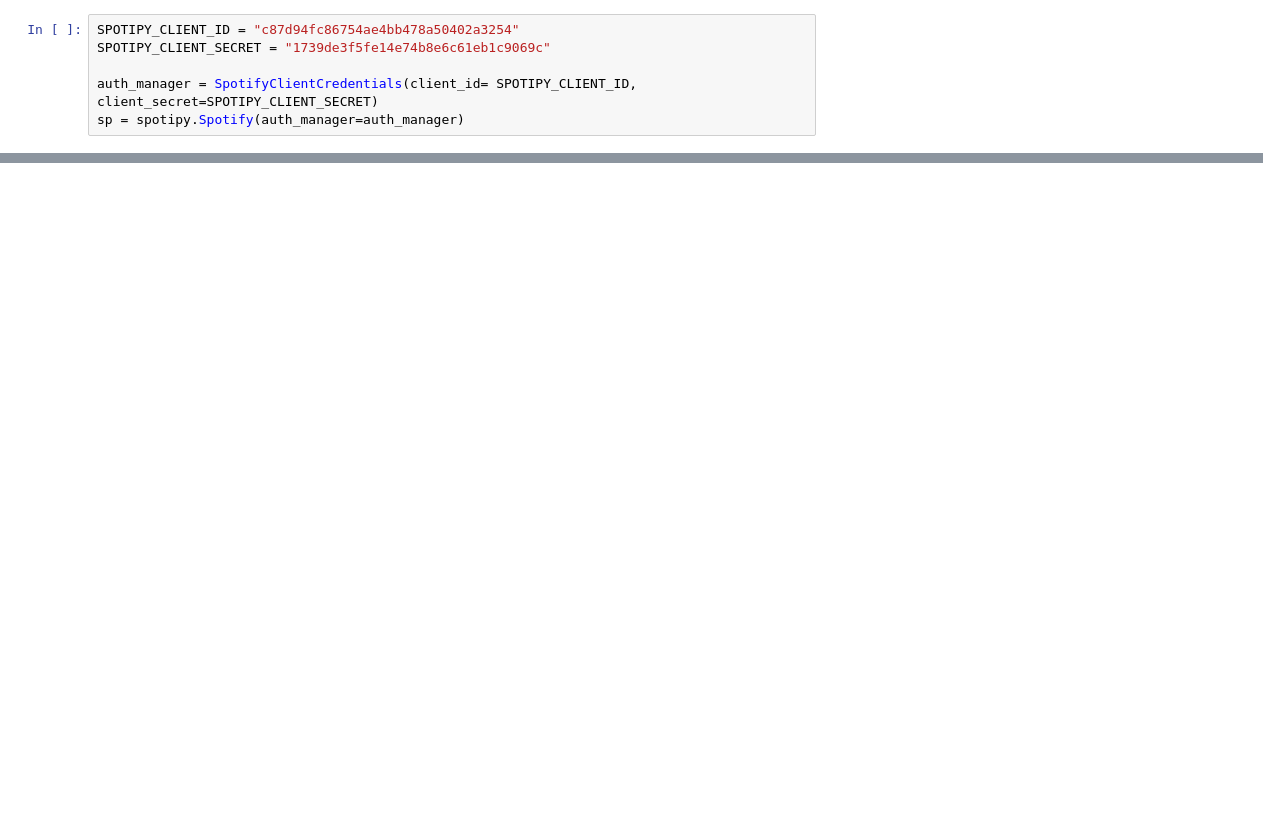
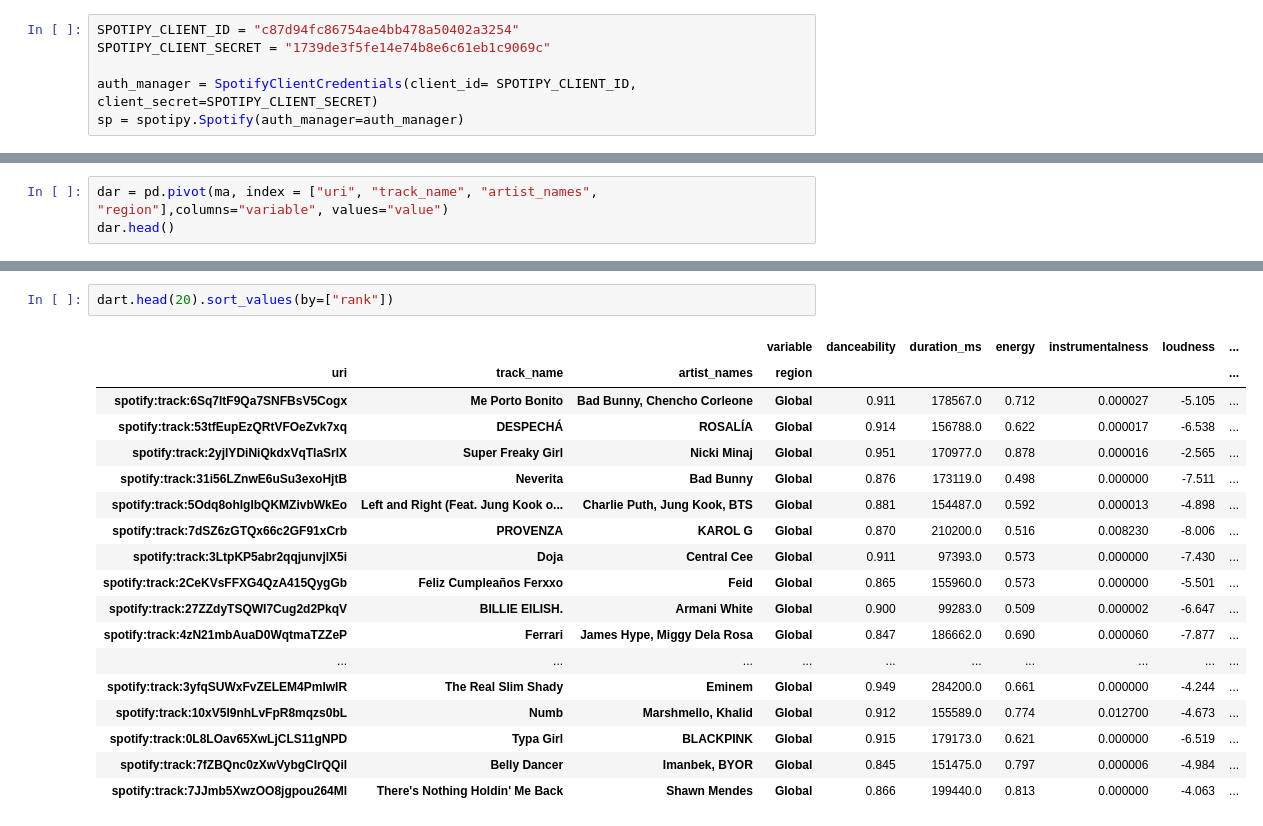
Before and after one commit to aeroniemi/sdpa-coursework, a Jupyter notebook: dataAnalytics/index.ipynb, the cells around one changed output, grey strips where cells are left out. Cells and saved outputs as stored; diff of their text form; blank space fills up the shorter version.

```diff
--- a/dataAnalytics/index.ipynb
+++ b/dataAnalytics/index.ipynb
@@ -162,0 +373,3 @@ with open('data/output/unique_with_details.json', 'w', encoding='utf-8') as file
+# %%
+dar = pd.pivot(ma, index = ["uri", "track_name", "artist_names", "region"],columns="variable", values="value")
+dar.head()
@@ -162,0 +432,21 @@ with open('data/output/unique_with_details.json', 'w', encoding='utf-8') as file
+# %%
+dart.head(20).sort_values(by=["rank"])
+# %% [output]
+|  |  |  | variable | danceability | duration_ms | energy | instrumentalness | loudness | ... |
+| uri | track_name | artist_names | region |  |  |  |  |  | ... |
+| spotify:track:6Sq7ltF9Qa7SNFBsV5Cogx | Me Porto Bonito | Bad Bunny, Chencho Corleone | Global | 0.911 | 178567.0 | 0.712 | 0.000027 | -5.105 | ... |
+| spotify:track:53tfEupEzQRtVFOeZvk7xq | DESPECHÁ | ROSALÍA | Global | 0.914 | 156788.0 | 0.622 | 0.000017 | -6.538 | ... |
+| spotify:track:2yjlYDiNiQkdxVqTlaSrlX | Super Freaky Girl | Nicki Minaj | Global | 0.951 | 170977.0 | 0.878 | 0.000016 | -2.565 | ... |
+| spotify:track:31i56LZnwE6uSu3exoHjtB | Neverita | Bad Bunny | Global | 0.876 | 173119.0 | 0.498 | 0.000000 | -7.511 | ... |
+| spotify:track:5Odq8ohlgIbQKMZivbWkEo | Left and Right (Feat. Jung Kook o... | Charlie Puth, Jung Kook, BTS | Global | 0.881 | 154487.0 | 0.592 | 0.000013 | -4.898 | ... |
+| spotify:track:7dSZ6zGTQx66c2GF91xCrb | PROVENZA | KAROL G | Global | 0.870 | 210200.0 | 0.516 | 0.008230 | -8.006 | ... |
+| spotify:track:3LtpKP5abr2qqjunvjlX5i | Doja | Central Cee | Global | 0.911 | 97393.0 | 0.573 | 0.000000 | -7.430 | ... |
+| spotify:track:2CeKVsFFXG4QzA415QygGb | Feliz Cumpleaños Ferxxo | Feid | Global | 0.865 | 155960.0 | 0.573 | 0.000000 | -5.501 | ... |
+| spotify:track:27ZZdyTSQWI7Cug2d2PkqV | BILLIE EILISH. | Armani White | Global | 0.900 | 99283.0 | 0.509 | 0.000002 | -6.647 | ... |
+| spotify:track:4zN21mbAuaD0WqtmaTZZeP | Ferrari | James Hype, Miggy Dela Rosa | Global | 0.847 | 186662.0 | 0.690 | 0.000060 | -7.877 | ... |
+| ... | ... | ... | ... | ... | ... | ... | ... | ... | ... |
+| spotify:track:3yfqSUWxFvZELEM4PmlwIR | The Real Slim Shady | Eminem | Global | 0.949 | 284200.0 | 0.661 | 0.000000 | -4.244 | ... |
+| spotify:track:10xV5l9nhLvFpR8mqzs0bL | Numb | Marshmello, Khalid | Global | 0.912 | 155589.0 | 0.774 | 0.012700 | -4.673 | ... |
+| spotify:track:0L8LOav65XwLjCLS11gNPD | Typa Girl | BLACKPINK | Global | 0.915 | 179173.0 | 0.621 | 0.000000 | -6.519 | ... |
+| spotify:track:7fZBQnc0zXwVybgCIrQQil | Belly Dancer | Imanbek, BYOR | Global | 0.845 | 151475.0 | 0.797 | 0.000006 | -4.984 | ... |
+| spotify:track:7JJmb5XwzOO8jgpou264Ml | There's Nothing Holdin' Me Back | Shawn Mendes | Global | 0.866 | 199440.0 | 0.813 | 0.000000 | -4.063 | ... |
```
Also changed, not shown: parts of 73 cells of this notebook, 10 other files.
